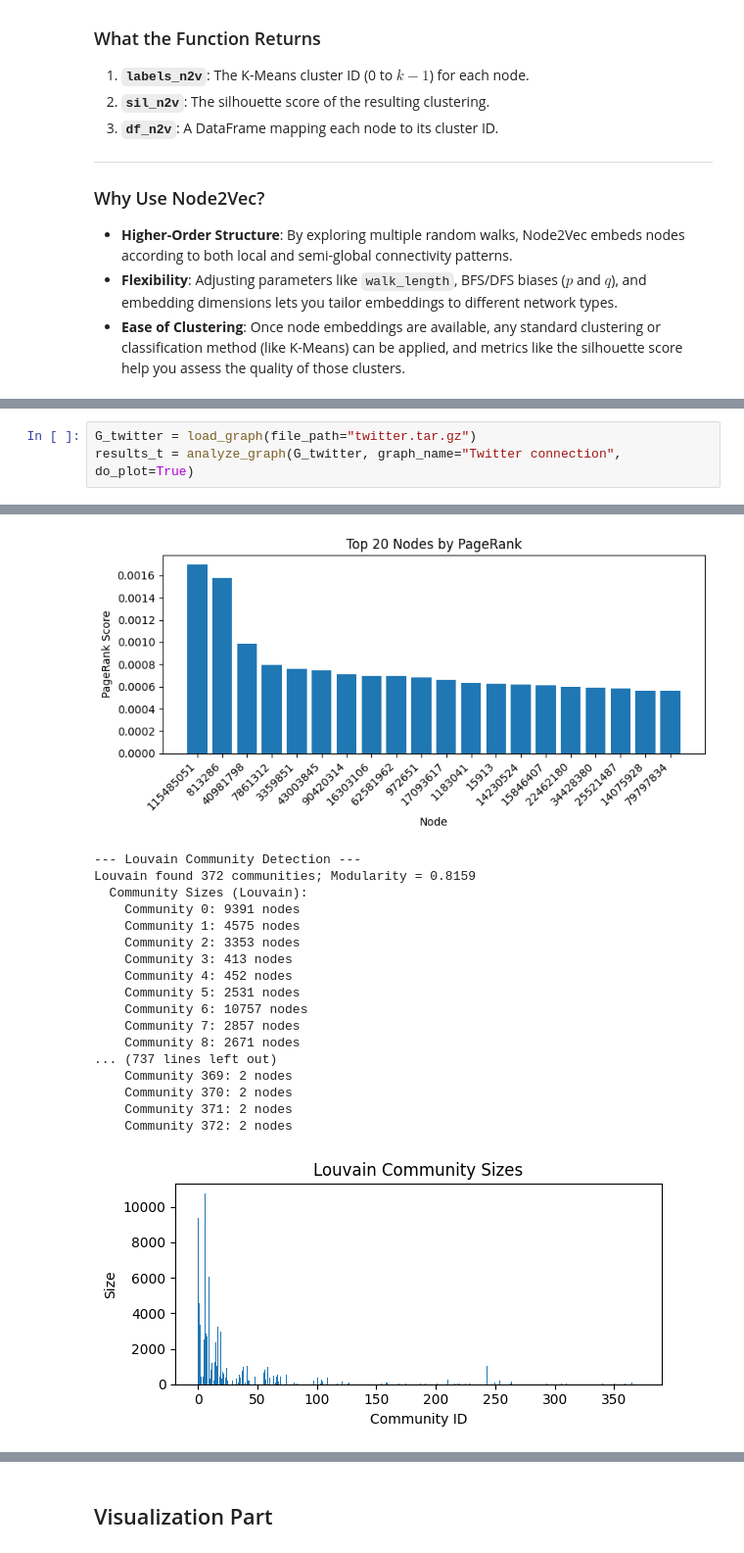
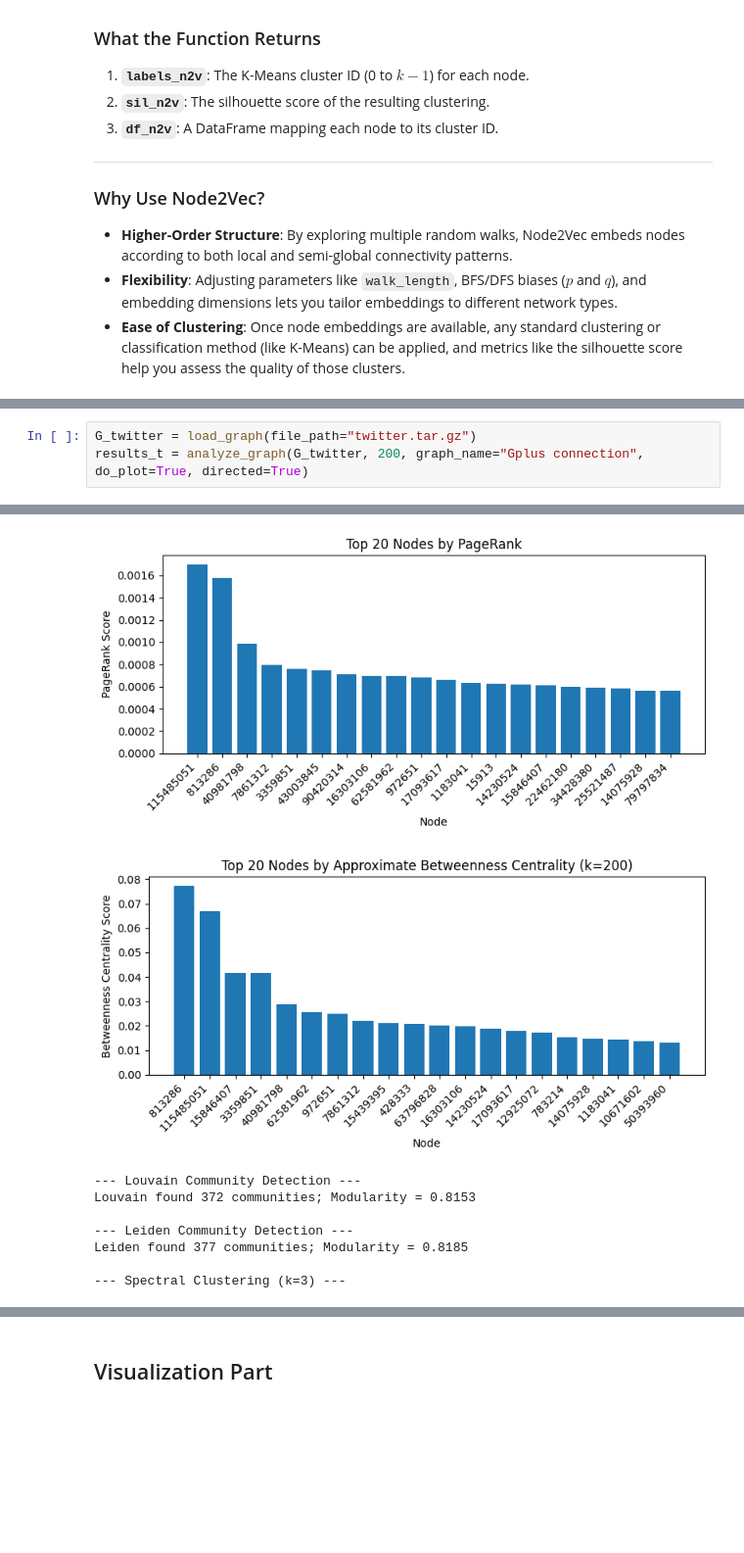
Before and after one commit to mateusgoto01/graph_facebook_analysis, a Jupyter notebook: FERNDADES_GOTO_REGAZZI_graphe.ipynb, the cells around one changed output, grey strips where cells are left out. Shown at 98% size. Cells and saved outputs as stored; diff of their text form; blank space fills up the shorter version.

```diff
--- a/FERNDADES_GOTO_REGAZZI_graphe.ipynb
+++ b/FERNDADES_GOTO_REGAZZI_graphe.ipynb
@@ -803,4 +828,4 @@ Done analyzing Facebook connection.
 # %%
 G_twitter = load_graph(file_path="twitter.tar.gz")
-results_t = analyze_graph(G_twitter, graph_name="Twitter connection", do_plot=True)
+results_t = analyze_graph(G_twitter, 200, graph_name="Gplus connection", do_plot=True, directed=True)
 # %% [output]
@@ -823,20 +849,10 @@ Top 5 nodes by PageRank:
 [figure]
 [figure]
+[figure, new version]
 --- Louvain Community Detection ---
-Louvain found 372 communities; Modularity = 0.8159
-  Community Sizes (Louvain):
-    Community 0: 9391 nodes
-    Community 1: 4575 nodes
-    Community 2: 3353 nodes
-    Community 3: 413 nodes
-    Community 4: 452 nodes
-    Community 5: 2531 nodes
-    Community 6: 10757 nodes
-    Community 7: 2857 nodes
-    Community 8: 2671 nodes
-... (737 lines left out)
-    Community 369: 2 nodes
-    Community 370: 2 nodes
-    Community 371: 2 nodes
-    Community 372: 2 nodes
+Louvain found 372 communities; Modularity = 0.8153
+
+--- Leiden Community Detection ---
+Leiden found 377 communities; Modularity = 0.8185
+
+--- Spectral Clustering (k=3) ---
-[figure, old version]
```
Also changed, not shown: parts of 11 cells of this notebook.
